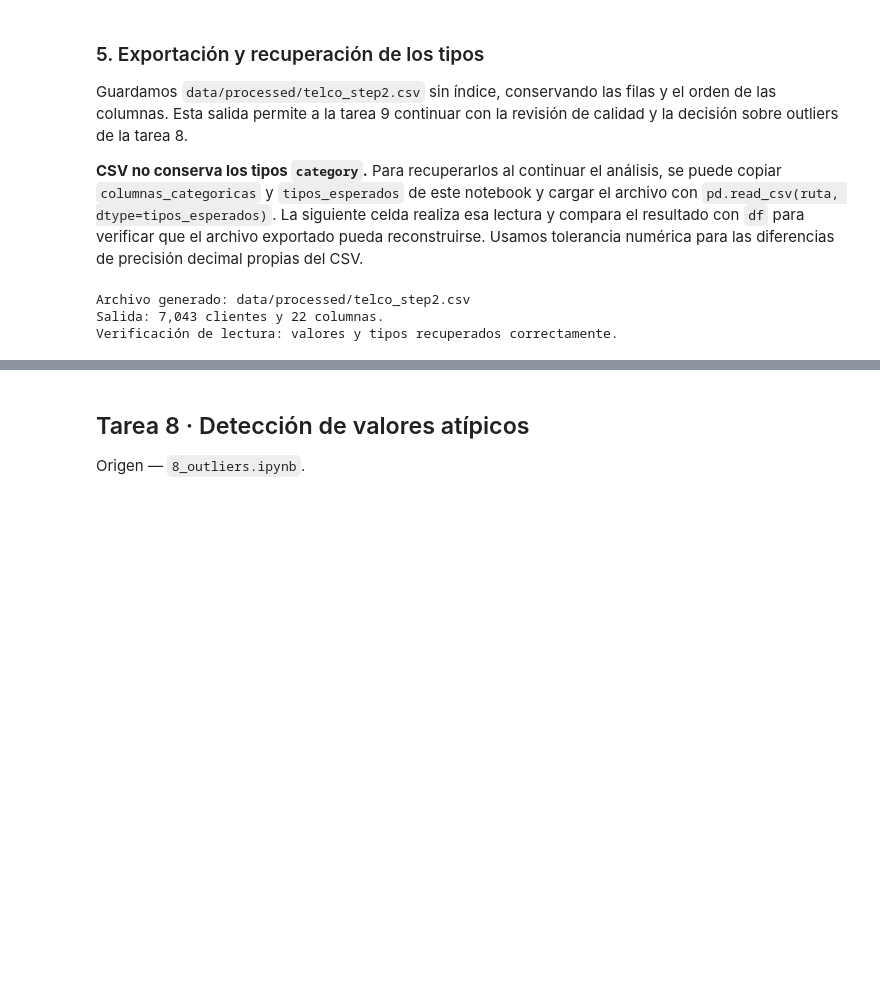
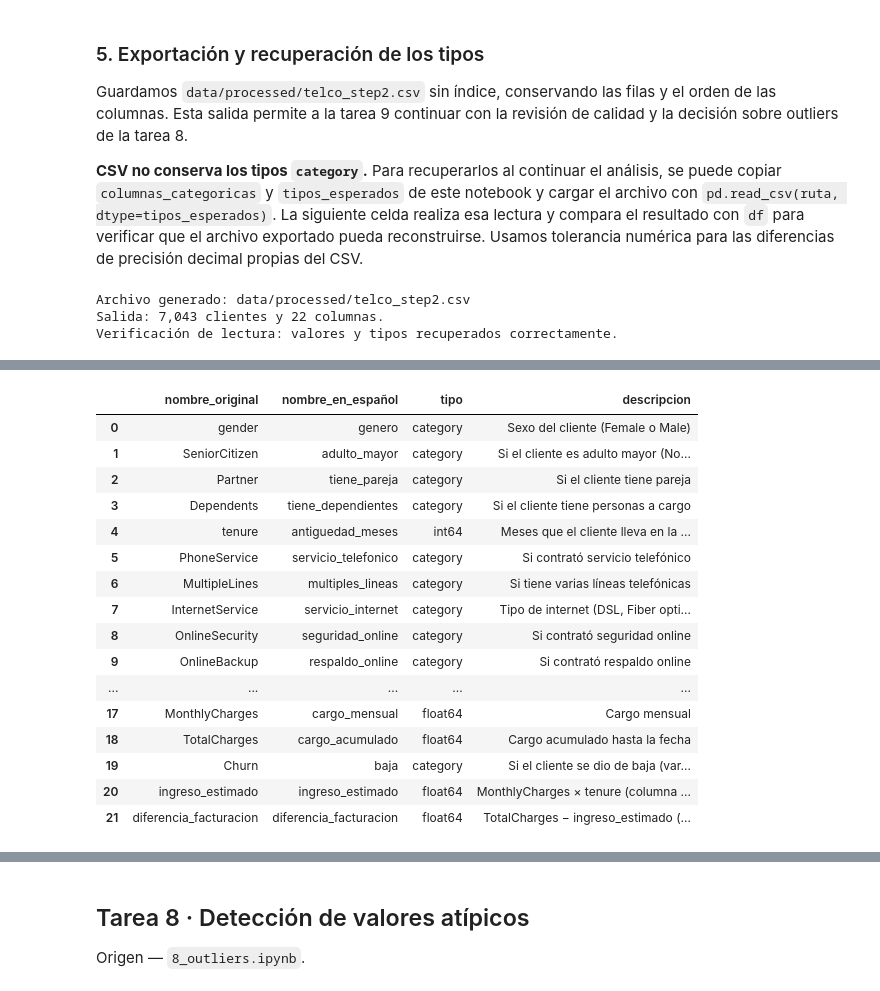
Before and after one commit to julianschmidt1/tpi-analisis-de-datos, a Jupyter notebook: notebooks/TPI_Analisis_de_Datos.ipynb, the cells around one changed output, grey strips where cells are left out. Cells and saved outputs as stored; diff of their text form; code cells hidden in the pictures; blank space fills up the shorter version.

Commit message:
Agrega el renombrado de columnas con diccionario de variables

```diff
--- a/notebooks/TPI_Analisis_de_Datos.ipynb
+++ b/notebooks/TPI_Analisis_de_Datos.ipynb
@@ -504,0 +514,68 @@ Verificación de lectura: valores y tipos recuperados correctamente.
+# %%
+RENOMBRES = {
+    "gender": "genero",
+    "SeniorCitizen": "adulto_mayor",
+    "Partner": "tiene_pareja",
+    "Dependents": "tiene_dependientes",
+    "tenure": "antiguedad_meses",
+    "PhoneService": "servicio_telefonico",
+    "MultipleLines": "multiples_lineas",
+    "InternetService": "servicio_internet",
+    "OnlineSecurity": "seguridad_online",
+    "OnlineBackup": "respaldo_online",
+    "DeviceProtection": "proteccion_dispositivo",
+    "TechSupport": "soporte_tecnico",
+    "StreamingTV": "streaming_tv",
+    "StreamingMovies": "streaming_peliculas",
+    "Contract": "tipo_contrato",
+    "PaperlessBilling": "factura_electronica",
+    "PaymentMethod": "metodo_pago",
+    "MonthlyCharges": "cargo_mensual",
+    "TotalCharges": "cargo_acumulado",
+    "Churn": "baja",
+}
+DESCRIPCIONES = {
+    "gender": "Sexo del cliente (Female o Male)",
+    "SeniorCitizen": "Si el cliente es adulto mayor (No o Yes)",
+    "Partner": "Si el cliente tiene pareja",
+    "Dependents": "Si el cliente tiene personas a cargo",
+    "tenure": "Meses que el cliente lleva en la empresa",
+    "PhoneService": "Si contrató servicio telefónico",
+    "MultipleLines": "Si tiene varias líneas telefónicas",
+    "InternetService": "Tipo de internet (DSL, Fiber optic o No)",
+    "OnlineSecurity": "Si contrató seguridad online",
+    "OnlineBackup": "Si contrató respaldo online",
+    "DeviceProtection": "Si contrató protección de dispositivos",
+    "TechSupport": "Si contrató soporte técnico",
+    "StreamingTV": "Si contrató streaming de televisión",
+    "StreamingMovies": "Si contrató streaming de películas",
+    "Contract": "Tipo de contrato (Month-to-month, One year o Two year)",
+    "PaperlessBilling": "Si recibe factura electrónica",
+    "PaymentMethod": "Método de pago",
+    "MonthlyCharges": "Cargo mensual",
+    "TotalCharges": "Cargo acumulado hasta la fecha",
+    "Churn": "Si el cliente se dio de baja (variable objetivo)",
+    "ingreso_estimado": "MonthlyCharges × tenure (columna calculada en esta tarea)",
+    "diferencia_facturacion": "TotalCharges − ingreso_estimado (columna calculada en esta tarea)",
+}
+
+assert set(RENOMBRES) <= set(df.columns), "Hay columnas del diccionario que no existen en df."
+assert len(set(RENOMBRES.values())) == len(RENOMBRES), "Hay nombres nuevos repetidos."
+assert set(DESCRIPCIONES) == set(df.columns), "El diccionario debe cubrir las 22 columnas."
+
+df_es = df.rename(columns=RENOMBRES)
+
+# Verificaciones: no se pierde ni cambia nada, solo cambian los nombres.
+assert df_es.shape == df.shape
+assert df_es.rename(columns={nuevo: original for original, nuevo in RENOMBRES.items()}).equals(df)
+assert list(df.columns)[:3] == ["gender", "SeniorCitizen", "Partner"], "df original no debe modificarse."
+
+diccionario = pd.DataFrame({
+    "nombre_original": list(df.columns),
+    "nombre_en_español": list(df_es.columns),
+    "tipo": [str(tipo) for tipo in df.dtypes],
+    "descripcion": [DESCRIPCIONES[columna] for columna in df.columns],
+})
+print(f"Columnas renombradas: {len(RENOMBRES)} de {df.shape[1]} (las 2 calculadas ya tenían nombre en español).")
+diccionario
+# %% [output]
@@ -504,0 +583,17 @@ Verificación de lectura: valores y tipos recuperados correctamente.
+|  | nombre_original | nombre_en_español | tipo | descripcion |
+| 0 | gender | genero | category | Sexo del cliente (Female o Male) |
+| 1 | SeniorCitizen | adulto_mayor | category | Si el cliente es adulto mayor (No... |
+| 2 | Partner | tiene_pareja | category | Si el cliente tiene pareja |
+| 3 | Dependents | tiene_dependientes | category | Si el cliente tiene personas a cargo |
+| 4 | tenure | antiguedad_meses | int64 | Meses que el cliente lleva en la ... |
+| 5 | PhoneService | servicio_telefonico | category | Si contrató servicio telefónico |
+| 6 | MultipleLines | multiples_lineas | category | Si tiene varias líneas telefónicas |
+| 7 | InternetService | servicio_internet | category | Tipo de internet (DSL, Fiber opti... |
+| 8 | OnlineSecurity | seguridad_online | category | Si contrató seguridad online |
+| 9 | OnlineBackup | respaldo_online | category | Si contrató respaldo online |
+| ... | ... | ... | ... | ... |
+| 17 | MonthlyCharges | cargo_mensual | float64 | Cargo mensual |
+| 18 | TotalCharges | cargo_acumulado | float64 | Cargo acumulado hasta la fecha |
+| 19 | Churn | baja | category | Si el cliente se dio de baja (var... |
+| 20 | ingreso_estimado | ingreso_estimado | float64 | MonthlyCharges × tenure (columna ... |
+| 21 | diferencia_facturacion | diferencia_facturacion | float64 | TotalCharges − ingreso_estimado (... |
```
Also changed, not shown: parts of 6 cells of this notebook, 4 other files.
